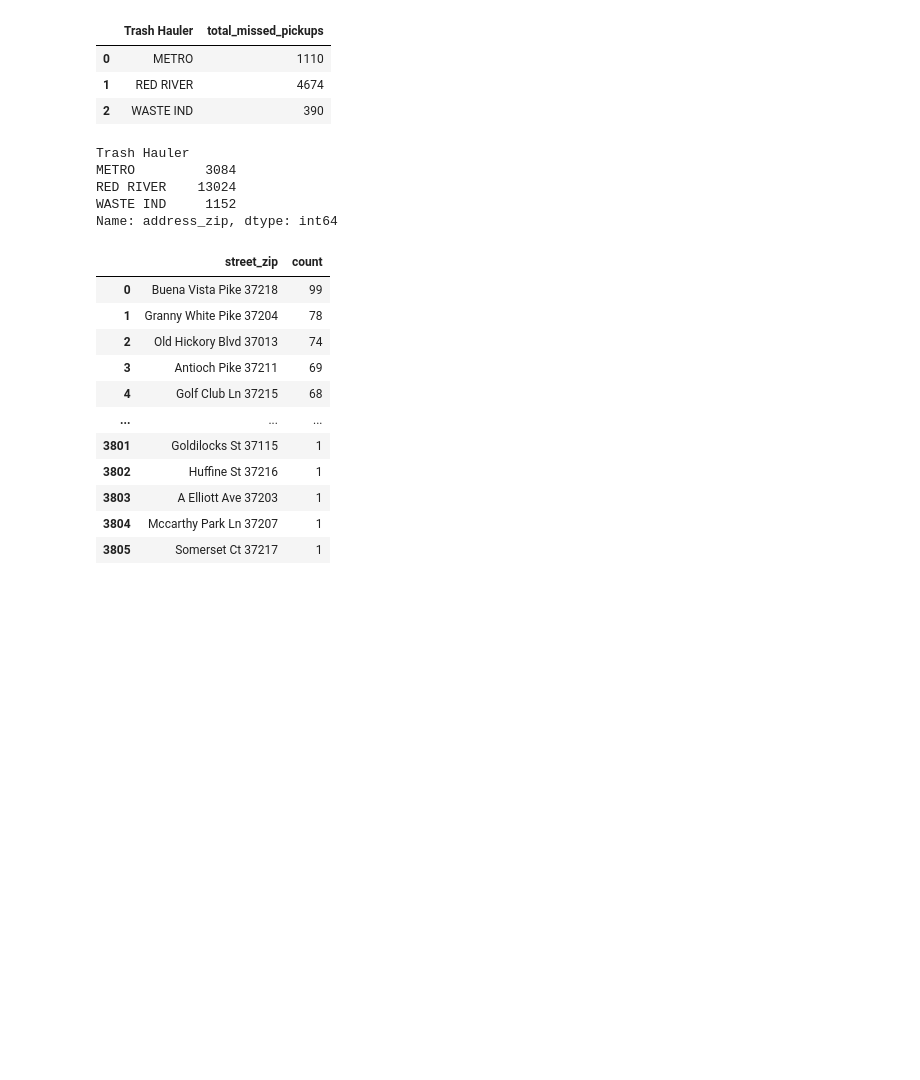
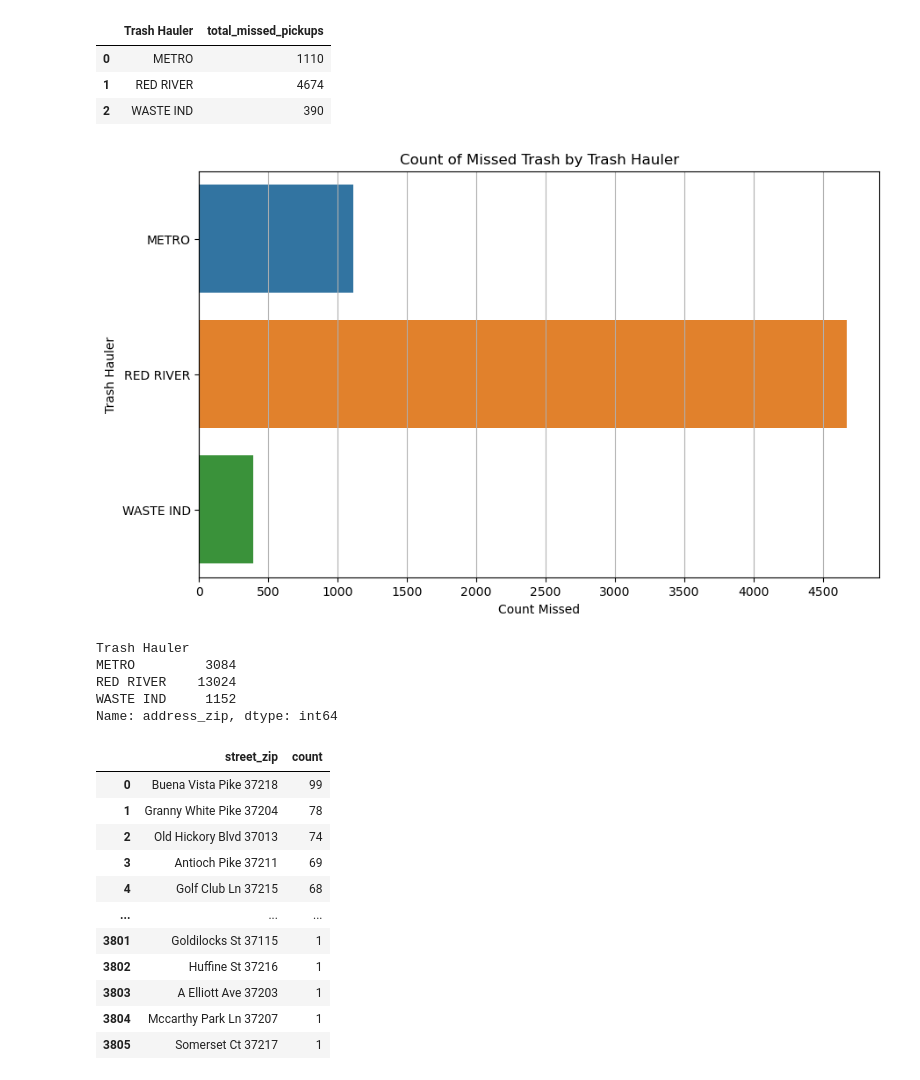
Before and after one commit to NSS-Data-Analytics-Cohort-17/trash-haulers-japan, a Jupyter notebook: scripts/trash_project_Tom.ipynb, the cells around one changed output. Drawn from its saved outputs; the diff is of its cells as text; code cells hidden in the pictures; blank space fills up the shorter version.

```diff
--- a/scripts/trash_project_Tom.ipynb
+++ b/scripts/trash_project_Tom.ipynb
@@ -314,6 +380,18 @@ missed_count_hauler
 | 0 | METRO | 1110 |
 | 1 | RED RIVER | 4674 |
 | 2 | WASTE IND | 390 |
+# %%
+plt.figure(figsize=(10, 6))
+missed_count_hauler_bar = sns.barplot(data = missed_count_hauler, x = 'total_missed_pickups', y = 'Trash Hauler', errorbar = None, hue = 'Trash Hauler');
+missed_count_hauler_bar.set_title('Count of Missed Trash by Trash Hauler')
+missed_count_hauler_bar.set_xlabel('Count Missed')
+missed_count_hauler_bar.set_ylabel('Trash Hauler')
+missed_count_hauler_bar.grid(axis='x')
+missed_count_hauler_bar.set_xticks(range(0, 5000, 500))
+plt.savefig('missed_count_hauler_bar.png', dpi=300, bbox_inches='tight')
+plt.show()
+# %% [output]
+[figure, added]
 # %%
 trash_df.loc[trash_df['Missed Trash'] == True, 'address_zip'].groupby(trash_df['Trash Hauler']).count()
 # %% [output]
```
Also changed, not shown: parts of 22 cells of this notebook, 12 other files.
